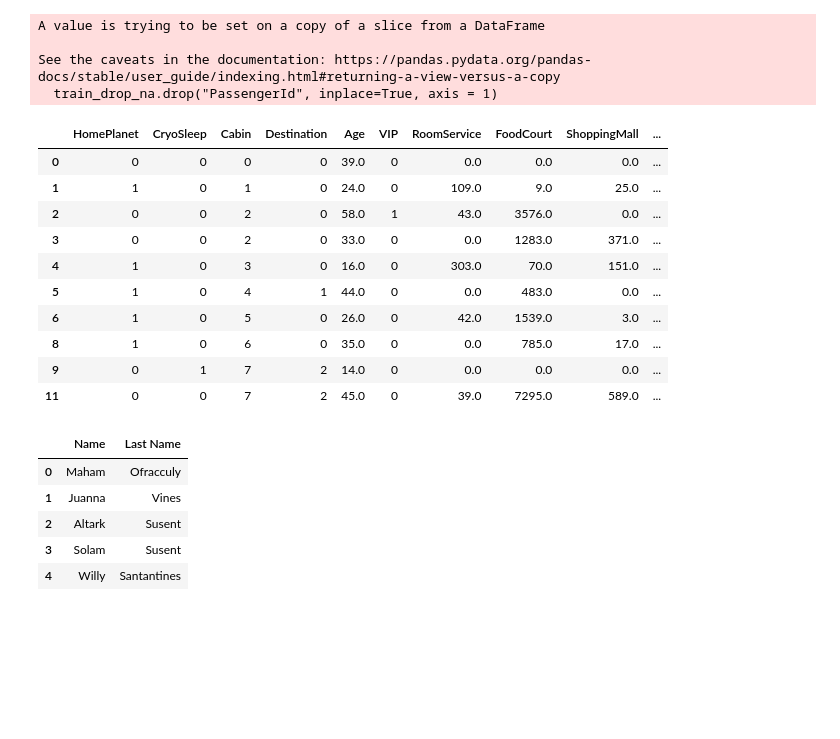
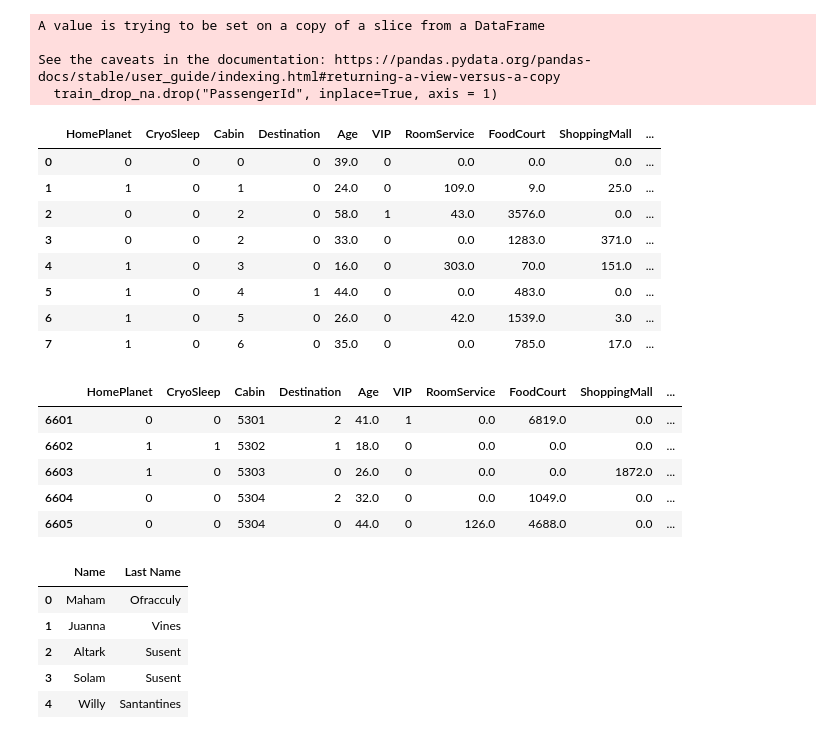
Before and after one commit to Christian-F-Badillo/spaceship_kaggle_competition, a Jupyter notebook: Spaceship.ipynb, the cells around one changed output. Saved outputs shown, nothing was run; the diff lists cells and outputs as text; code cells hidden in the pictures; blank space fills up the shorter version.

```diff
--- a/Spaceship.ipynb
+++ b/Spaceship.ipynb
@@ -235,23 +236,31 @@ See the caveats in the documentation: https://pandas.pydata.org/pandas-docs/stab
 # %%
 train_data_dummies = train_drop_na.copy()
 columns = ["HomePlanet", "VIP", 'Cabin', "CryoSleep", "Destination", 'Transported']
+train_data_dummies.reset_index(inplace = True, drop = True)
 
 for i in columns:
     train_data_dummies[i] = dummie_target(train_data_dummies, i)
 # %%
-train_data_dummies.head(10)
+train_data_dummies.head(8)
 # %% [output]
 |  | HomePlanet | CryoSleep | Cabin | Destination | Age | VIP | RoomService | FoodCourt | ShoppingMall | ... |
 | 0 | 0 | 0 | 0 | 0 | 39.0 | 0 | 0.0 | 0.0 | 0.0 | ... |
 | 1 | 1 | 0 | 1 | 0 | 24.0 | 0 | 109.0 | 9.0 | 25.0 | ... |
 | 2 | 0 | 0 | 2 | 0 | 58.0 | 1 | 43.0 | 3576.0 | 0.0 | ... |
 | 3 | 0 | 0 | 2 | 0 | 33.0 | 0 | 0.0 | 1283.0 | 371.0 | ... |
 | 4 | 1 | 0 | 3 | 0 | 16.0 | 0 | 303.0 | 70.0 | 151.0 | ... |
 | 5 | 1 | 0 | 4 | 1 | 44.0 | 0 | 0.0 | 483.0 | 0.0 | ... |
 | 6 | 1 | 0 | 5 | 0 | 26.0 | 0 | 42.0 | 1539.0 | 3.0 | ... |
-| 8 | 1 | 0 | 6 | 0 | 35.0 | 0 | 0.0 | 785.0 | 17.0 | ... |
-| 9 | 0 | 1 | 7 | 2 | 14.0 | 0 | 0.0 | 0.0 | 0.0 | ... |
-| 11 | 0 | 0 | 7 | 2 | 45.0 | 0 | 39.0 | 7295.0 | 589.0 | ... |
+| 7 | 1 | 0 | 6 | 0 | 35.0 | 0 | 0.0 | 785.0 | 17.0 | ... |
+# %%
+train_data_dummies.tail()
+# %% [output]
+|  | HomePlanet | CryoSleep | Cabin | Destination | Age | VIP | RoomService | FoodCourt | ShoppingMall | ... |
+| 6601 | 0 | 0 | 5301 | 2 | 41.0 | 1 | 0.0 | 6819.0 | 0.0 | ... |
+| 6602 | 1 | 1 | 5302 | 1 | 18.0 | 0 | 0.0 | 0.0 | 0.0 | ... |
+| 6603 | 1 | 0 | 5303 | 0 | 26.0 | 0 | 0.0 | 0.0 | 1872.0 | ... |
+| 6604 | 0 | 0 | 5304 | 2 | 32.0 | 0 | 0.0 | 1049.0 | 0.0 | ... |
+| 6605 | 0 | 0 | 5304 | 0 | 44.0 | 0 | 126.0 | 4688.0 | 0.0 | ... |
 # %%
 name_lastname = train_data_dummies.Name.str.split(expand = True)
 name_lastname.rename({0: 'Name', 1: 'Last Name'}, inplace = True, axis = 1)
```
Also changed, not shown: parts of 18 cells of this notebook.
